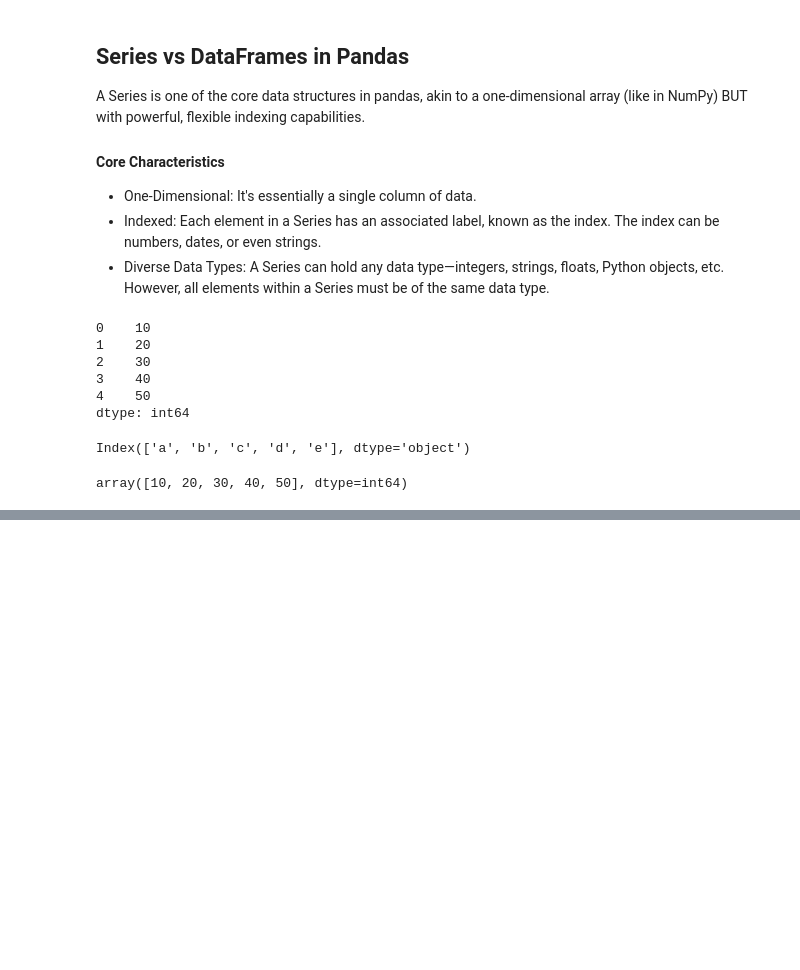
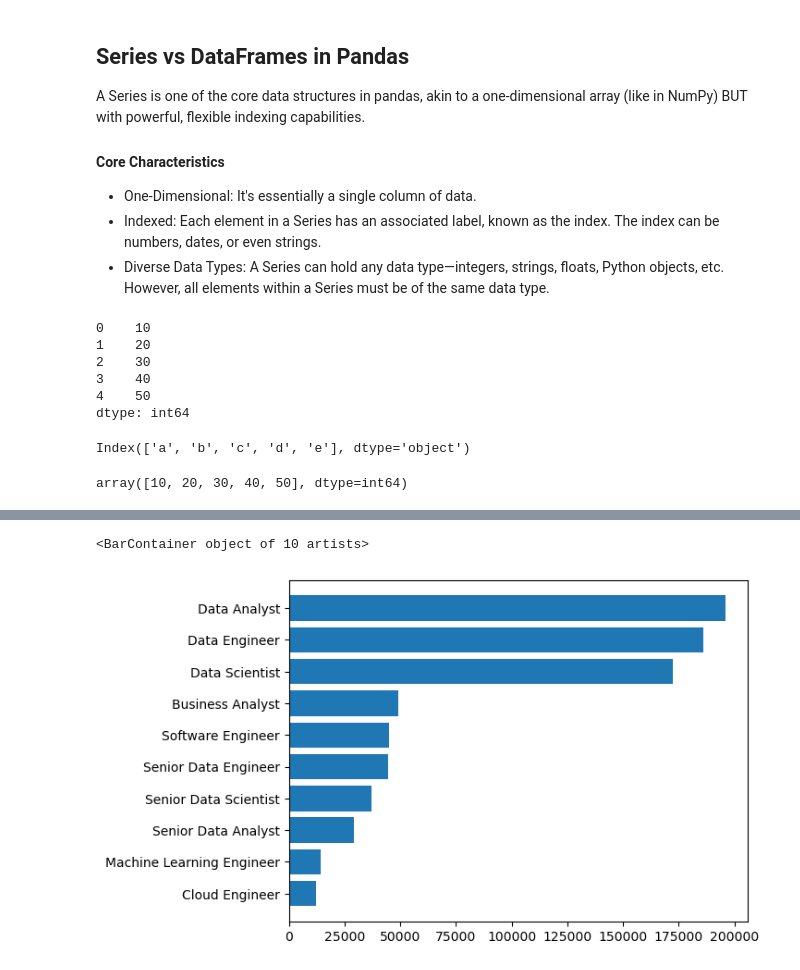
Before and after one commit to Dannie-h/Python-for-Data-Analysis, a Jupyter notebook: 21_Matplotlib.ipynb, the cells around one changed output, grey strips where cells are left out. Cells and saved outputs as stored; diff of their text form; code cells hidden in the pictures; blank space fills up the shorter version.

```diff
--- a/21_Matplotlib.ipynb
+++ b/21_Matplotlib.ipynb
@@ -258,0 +270,7 @@ array([10, 20, 30, 40, 50], dtype=int64)
+# %%
+# let's reverse the order
+job_counts = job_counts.sort_values(ascending=True)
+plt.barh(job_counts.index, job_counts)
+# %% [output]
+<BarContainer object of 10 artists>
+[figure, added]
```
Also changed, not shown: parts of 5 cells of this notebook.
